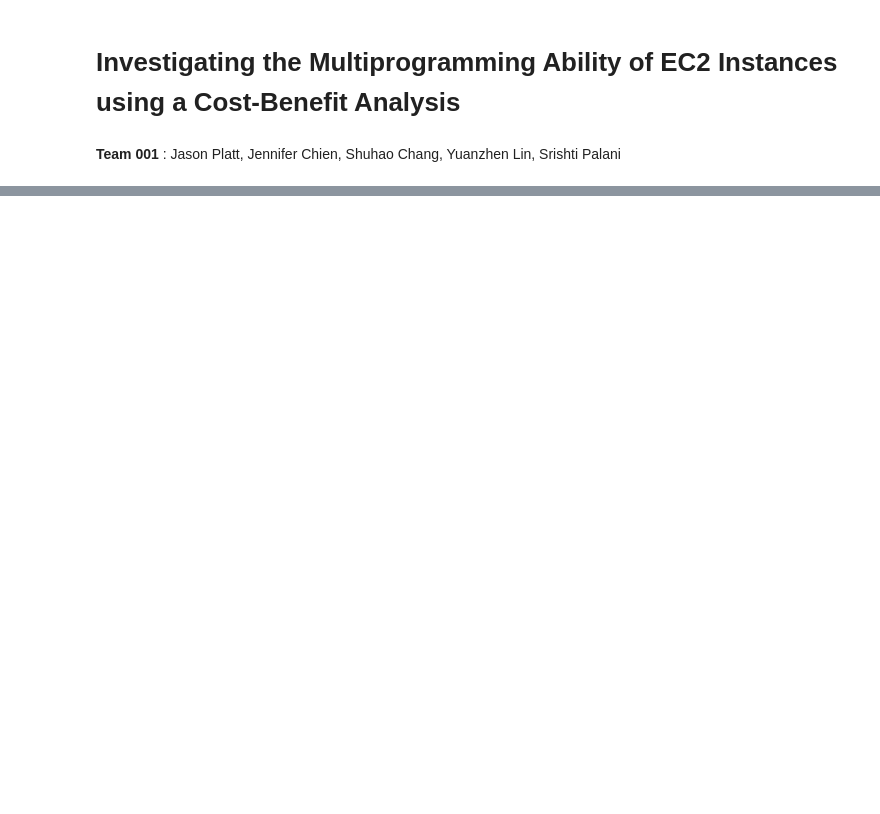
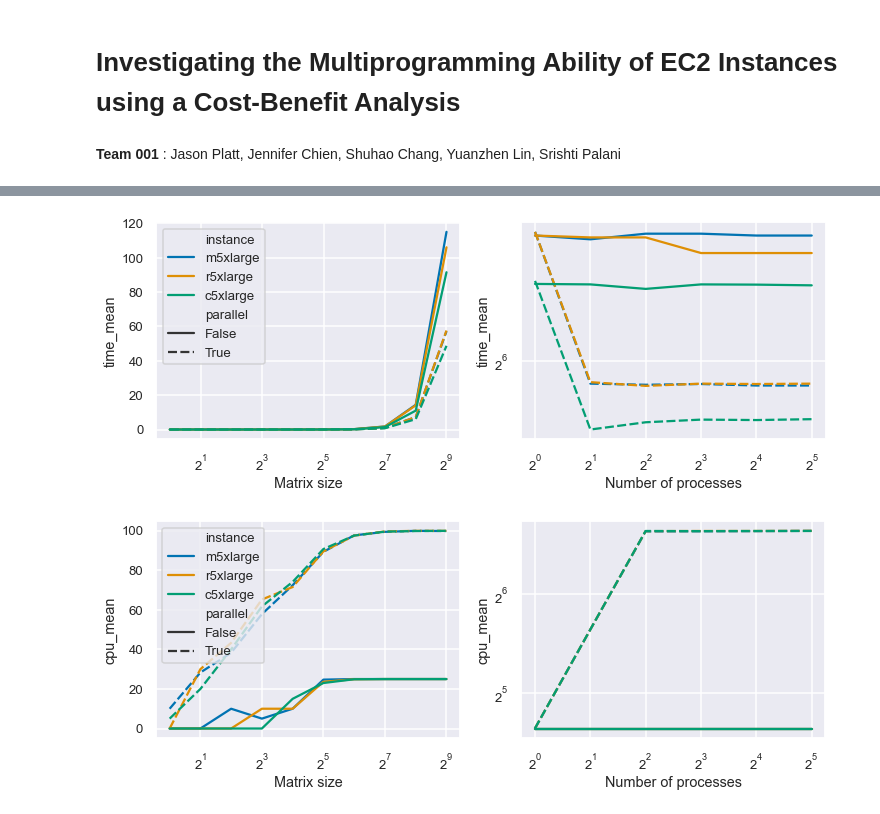
Before and after one commit to chiennifer/Public-DSC291, a Jupyter notebook: hw2/Team001_HW2.ipynb, the cells around one changed output, grey strips where cells are left out. Cells and saved outputs as stored; diff of their text form; code cells hidden in the pictures; blank space fills up the shorter version.

Commit message:
working on data analysis

```diff
--- a/hw2/Team001_HW2.ipynb
+++ b/hw2/Team001_HW2.ipynb
@@ -136,0 +60,22 @@ m52xlarge.head(5)
+# %%
+data = pd.read_pickle("pf.pkl")
+new_data = []
+for i in range(len(data)):
+    temp = list(data.iloc[i][['N', '#procs', 'p_t_mean', 'p_t_std', 'p_c_mean', 'p_c_std', 'instance']])
+    temp.append(True)
+    new_data.append(temp)
+    temp = list(data.iloc[i][['N', '#procs', 'np_t_mean', 'np_t_std', 'np_c_mean', 'np_c_std', 'instance']])
+    temp.append(False)
+    new_data.append(temp)
+new_data = pd.DataFrame(new_data, columns=['N', '#procs', 'time_mean', 'time_std', 'cpu_mean', 'cpu_std', 'instance', 'parallel'])
+
+new_data.to_csv("parallel_results.csv")
+m5large = new_data['instance'] == 'm5large'
+m5xlarge = new_data['instance'] == 'm5xlarge'
+m52xlarge = new_data['instance'] == 'm52xlarge'
+r5large = new_data['instance'] == 'r5large'
+r5xlarge = new_data['instance'] == 'r5xlarge'
+r52xlarge = new_data['instance'] == 'r52xlarge'
+c5large = new_data['instance'] == 'c5large'
+c5xlarge = new_data['instance'] == 'c5xlarge'
+c52xlarge = new_data['instance'] == 'c52xlarge'
@@ -136,0 +92,23 @@ m52xlarge.head(5)
+# %%
+warnings.filterwarnings('ignore')
+def mylineplot(data, criterion):
+    f, (ax1,ax2) = plt.subplots(1,2, figsize=(12, 4))
+
+    sns.lineplot(x='N', y=criterion, hue='instance', style='parallel',data=data[data['#procs']==16], ax=ax1)
+    ax1.set_xlabel('Matrix size')
+    #ax1.set_ylabel('Wall time (s)')
+    ax1.set_xscale('log', basex=2)
+    ax2.set_yscale('log', basey=2)
+
+    sns.lineplot(x='#procs', y=criterion, hue='instance', style='parallel', data=data[data['N']==512], ax=ax2, legend=None)
+    ax2.set_xlabel('Number of processes')
+    #ax2.set_ylabel('Wall time (s)')
+    ax2.set_xscale('log', basex=2)
+    ax2.set_yscale('log', basey=2)
+
+# xlarge series
+mylineplot(new_data[m5xlarge+r5xlarge+c5xlarge], 'time_mean')
+mylineplot(new_data[m5xlarge+r5xlarge+c5xlarge], 'cpu_mean')
+# %% [output]
+[figure, added]
+[figure, added]
```
Also changed, not shown: parts of 35 cells of this notebook.
